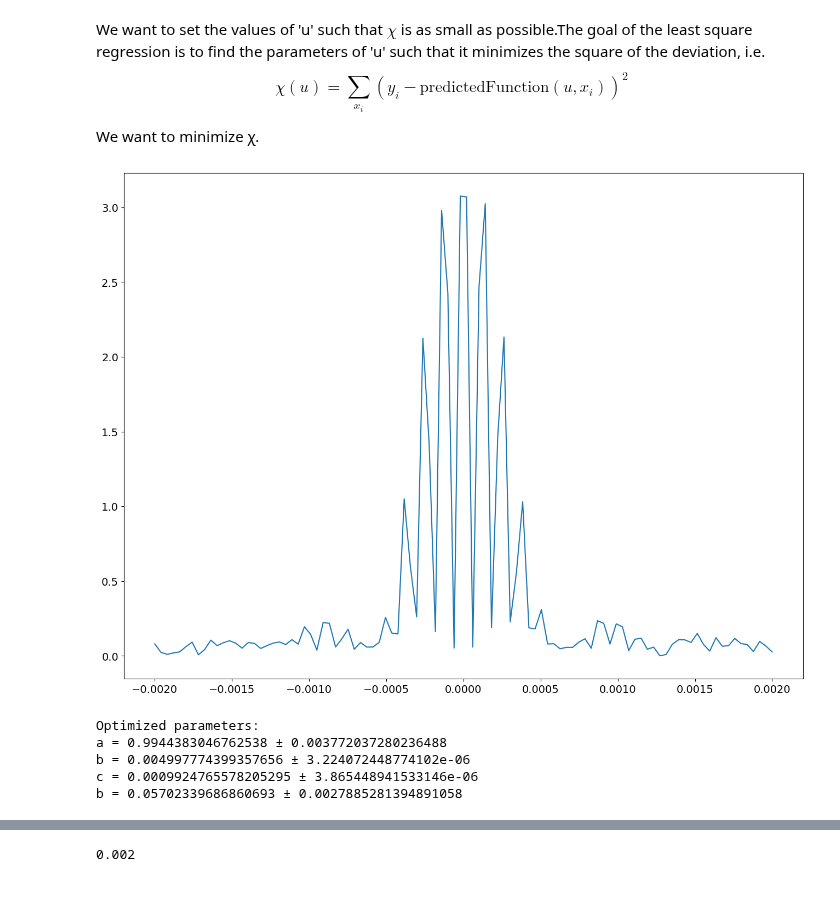
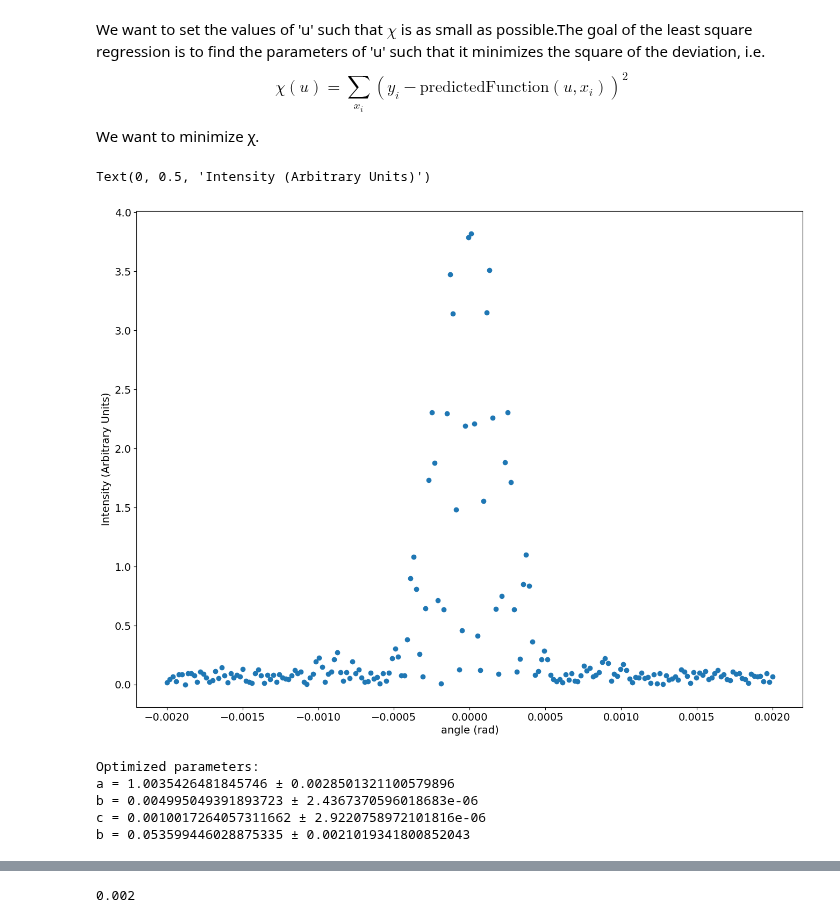
Before and after one commit to veillette/jupyterNotebooks, a Jupyter notebook: Advanced Lab/CurveFittingForDiffractionPattern.ipynb, the cells around one changed output, grey strips where cells are left out. Saved outputs shown, nothing was run; the diff lists cells and outputs as text; code cells hidden in the pictures; blank space fills up the shorter version.

```diff
--- a/Advanced Lab/CurveFittingForDiffractionPattern.ipynb
+++ b/Advanced Lab/CurveFittingForDiffractionPattern.ipynb
@@ -91,20 +91,19 @@ We want to minimize χ.
 # %%
 # Sample data
 λ=6.32E-7 ## wavelength in (m)
 d=0.005 ## distance between slits in (m)
 D=0.001 ## width of slits in (m)
 
 θ_b=0.002
-θ=np.linspace(-θ_b,θ_b,100)  # range of angles in radians
+θ=np.linspace(-θ_b,θ_b,200)  # range of angles in radians
 noise= random.rand(len(θ));
 intensity = intensityPattern(θ,λ,d,D) + noise*0.1;
-plt.plot(θ,intensity)
-
-x = np.array([1, 2, 3, 4, 5])
-y = np.array([10, 7, 4, 2, 1])
-sigma = np.array([0.4, 0.5, 0.2, 0.3, 0.6])  # Specify the sigma values (in absolute values)
+plt.scatter(θ,intensity)
+plt.xlabel('angle (rad)')
+plt.ylabel('Intensity (Arbitrary Units)')
 # %% [output]
+Text(0, 0.5, 'Intensity (Arbitrary Units)')
-[figure, old version]
+[figure, new version]
 # %%
 # Define the exponentially decaying function that will be used for the least square regression.
 # Note the order of the parameters in the function. The optimized values from the curve fit will be in the same order as defined in this function
@@ -112,6 +111,7 @@ def experimentalIntensityPattern(θ,amplitude,d,D,background):
     λ=6.32E-7 ## wavelength in (m)
     return amplitude*diffractionFactor(β(λ,D,θ))*interferenceFactor(α(λ,d,θ))+ background
 # %%
+# give some initial values to our parameters
 initial_params= [1, 0.005, 0.002, 1]
 
 # Perform the least squares fit
@@ -123,7 +123,6 @@ amplitude_opt, d_opt, D_opt, background_opt = params
 # Calculate the standard deviation of the parameters
 amplitude_std_dev, d_std_dev, D_std_dev, background_std_dev = np.sqrt(np.diag(covariance))
 
-
 # Display the optimized parameters and their standard deviations
 print("Optimized parameters:")
 print(f"a = {amplitude_opt} ± {amplitude_std_dev}")
@@ -132,7 +131,7 @@ print(f"c = {D_opt} ± {D_std_dev}")
 print(f"b = {background_opt} ± {background_std_dev}")
 # %% [output]
 Optimized parameters:
-a = 0.9944383046762538 ± 0.003772037280236488
-b = 0.004997774399357656 ± 3.224072448774102e-06
-c = 0.0009924765578205295 ± 3.865448941533146e-06
-b = 0.05702339686860693 ± 0.0027885281394891058
+a = 1.0035426481845746 ± 0.0028501321100579896
+b = 0.004995049391893723 ± 2.4367370596018683e-06
+c = 0.0010017264057311662 ± 2.9220758972101816e-06
+b = 0.053599446028875335 ± 0.0021019341800852043
```
Also changed, not shown: parts of 5 cells of this notebook.
